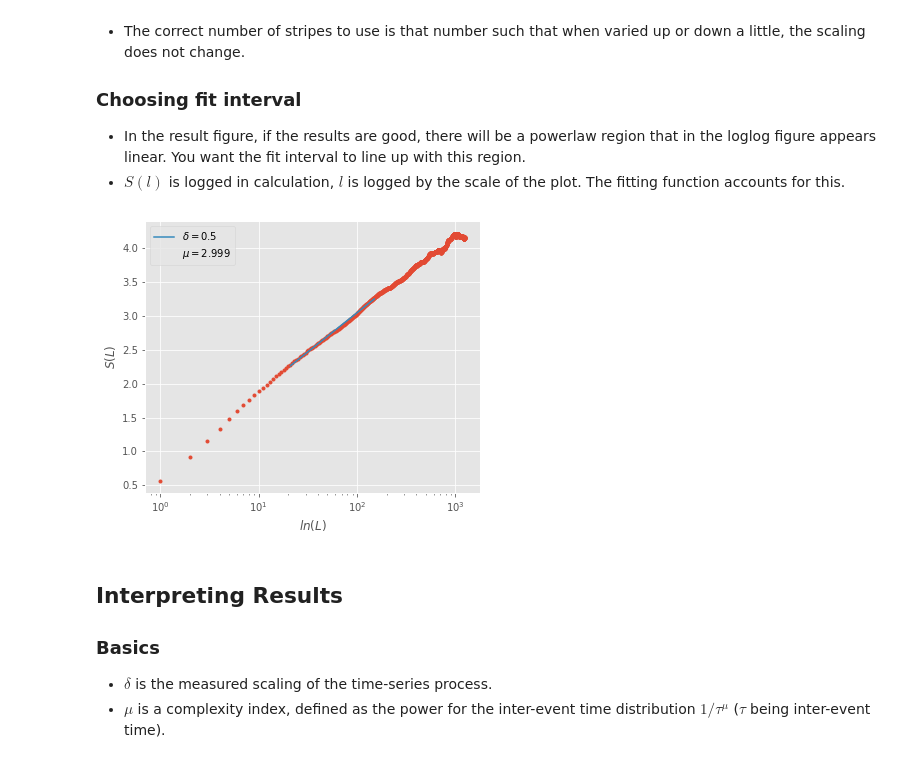
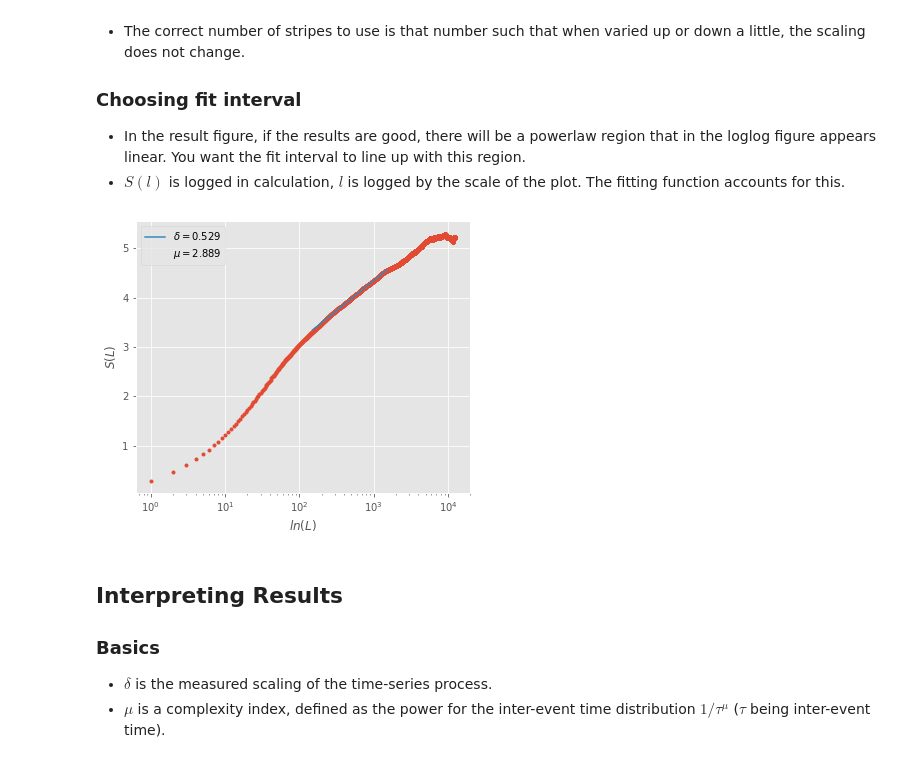
Before and after one commit to garland-culbreth/pymdea, a Jupyter notebook: dea.ipynb, the cells around one changed output. Drawn from its saved outputs; the diff is of its cells as text; code cells hidden in the pictures.

```diff
--- a/dea.ipynb
+++ b/dea.ipynb
@@ -25,7 +25,7 @@ plt.style.use('ggplot')
 
 Generators for Fractional Brownian Motion and a simple Random Walk, for testing purposes. If you have no data, use these to generate some.
 # %%
-length = 5000
+length = 50000
 # Hurst = 0.7
 # fGnSample = fgn(Length, Hurst)
 # fBmSample = fbm(Length, Hurst)
@@ -329,14 +329,14 @@ Everything you need to work with is in this cell.
 # %%
 ### ----WORK HERE---- ###
 data = random_walk
 number_of_stripes = 40  # needs to be at least 2
-fit_start = 20
-fit_stop = 150
+fit_start = 150
+fit_stop = 1500
 show_data_plot = 0  # set to 1 to see plot of data with stripes
 
 dea_with_stripes(data, number_of_stripes, fit_start, fit_stop, show_data_plot)
 # %% [output]
-[figure, old version]
+[figure, new version]
 # %% [markdown]
 ## Interpreting Results
 
```
Also changed, not shown: parts of 1 cell of this notebook, 1 other file.
